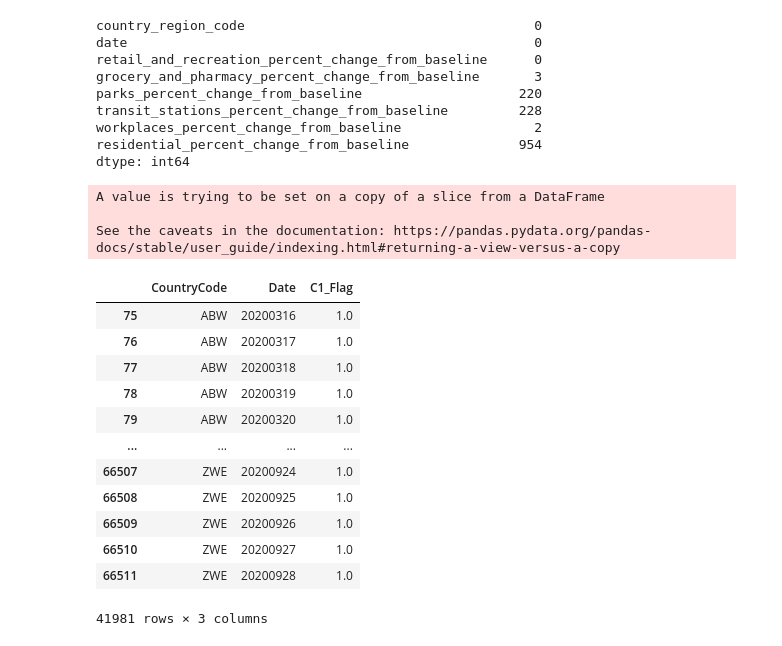
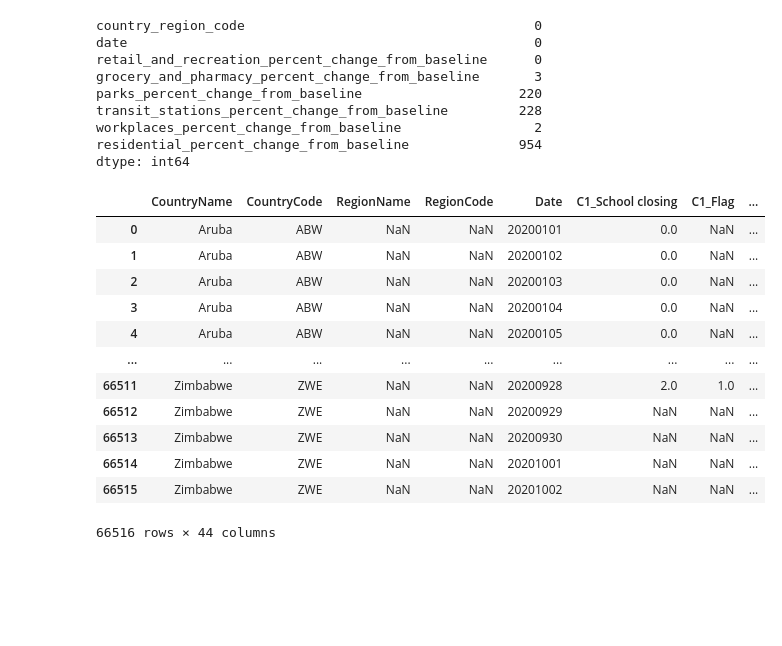
Before and after one commit to Huntfalow123/data2020, a Jupyter notebook: DataTransform.ipynb, the cells around one changed output. Drawn from its saved outputs; the diff is of its cells as text; code cells hidden in the pictures; blank space fills up the shorter version.

```diff
--- a/DataTransform.ipynb
+++ b/DataTransform.ipynb
@@ -46,26 +46,19 @@ transit_stations_percent_change_from_baseline         228
 workplaces_percent_change_from_baseline                 2
 residential_percent_change_from_baseline              954
 dtype: int64
-# %%
-SchoolC = Government_Reponse[['CountryCode','Date','C1_Flag']]
-SchoolC.dropna(inplace=True)
-# %% [output]
-A value is trying to be set on a copy of a slice from a DataFrame
-
-See the caveats in the documentation: https://pandas.pydata.org/pandas-docs/stable/user_guide/indexing.html#returning-a-view-versus-a-copy
-# %%
-SchoolC['School_Date'] = pd
-# %% [output]
-|  | CountryCode | Date | C1_Flag |
-| 75 | ABW | 20200316 | 1.0 |
-| 76 | ABW | 20200317 | 1.0 |
-| 77 | ABW | 20200318 | 1.0 |
-| 78 | ABW | 20200319 | 1.0 |
-| 79 | ABW | 20200320 | 1.0 |
-| ... | ... | ... | ... |
-| 66507 | ZWE | 20200924 | 1.0 |
-| 66508 | ZWE | 20200925 | 1.0 |
-| 66509 | ZWE | 20200926 | 1.0 |
-| 66510 | ZWE | 20200927 | 1.0 |
-| 66511 | ZWE | 20200928 | 1.0 |
-41981 rows × 3 columns
+# %%
+Government_Reponse
+# %% [output]
+|  | CountryName | CountryCode | RegionName | RegionCode | Date | C1_School closing | C1_Flag | ... |
+| 0 | Aruba | ABW | NaN | NaN | 20200101 | 0.0 | NaN | ... |
+| 1 | Aruba | ABW | NaN | NaN | 20200102 | 0.0 | NaN | ... |
+| 2 | Aruba | ABW | NaN | NaN | 20200103 | 0.0 | NaN | ... |
+| 3 | Aruba | ABW | NaN | NaN | 20200104 | 0.0 | NaN | ... |
+| 4 | Aruba | ABW | NaN | NaN | 20200105 | 0.0 | NaN | ... |
+| ... | ... | ... | ... | ... | ... | ... | ... | ... |
+| 66511 | Zimbabwe | ZWE | NaN | NaN | 20200928 | 2.0 | 1.0 | ... |
+| 66512 | Zimbabwe | ZWE | NaN | NaN | 20200929 | NaN | NaN | ... |
+| 66513 | Zimbabwe | ZWE | NaN | NaN | 20200930 | NaN | NaN | ... |
+| 66514 | Zimbabwe | ZWE | NaN | NaN | 20201001 | NaN | NaN | ... |
+| 66515 | Zimbabwe | ZWE | NaN | NaN | 20201002 | NaN | NaN | ... |
+66516 rows × 44 columns
```
Also changed, not shown: parts of 3 cells of this notebook.
